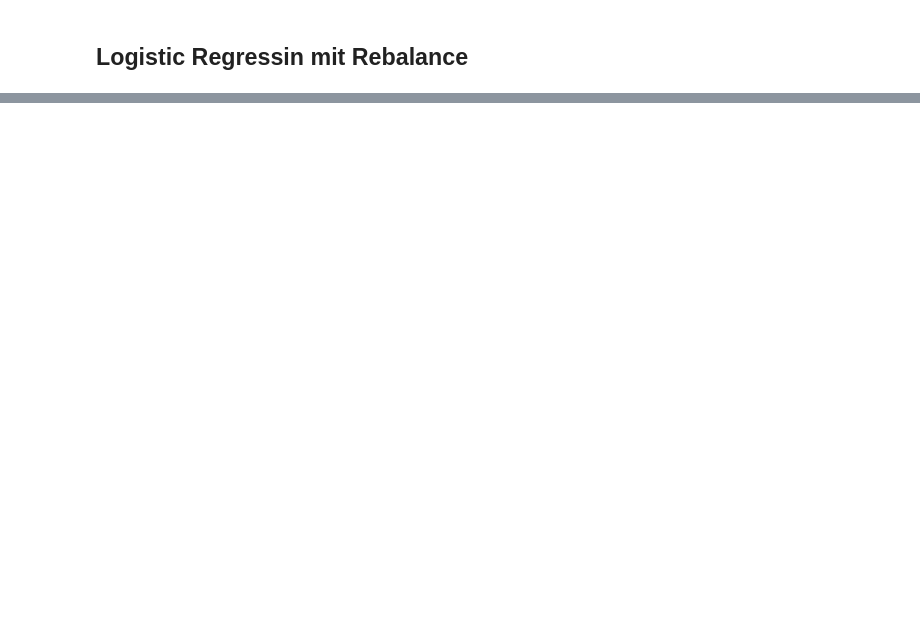
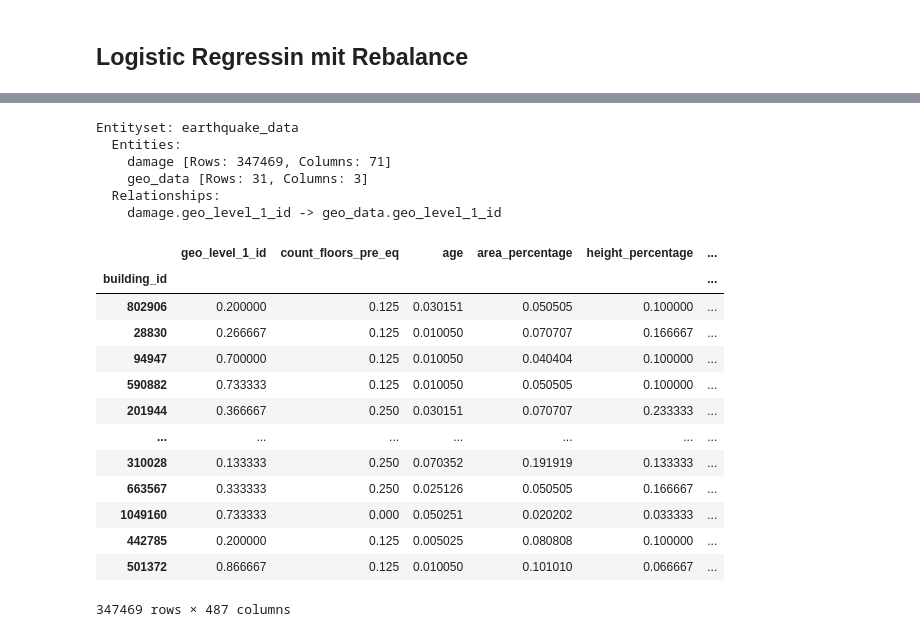
Before and after one commit to NiklasSabel/data_mining_1, a Jupyter notebook: notebooks/Niklas_Models.ipynb, the cells around one changed output, grey strips where cells are left out. Saved outputs shown, nothing was run; the diff lists cells and outputs as text; code cells hidden in the pictures; blank space fills up the shorter version.

```diff
--- a/notebooks/Niklas_Models.ipynb
+++ b/notebooks/Niklas_Models.ipynb
@@ -509,0 +592,38 @@ print("The Recall-Score on test set: {:.4f}".format(re))
+# %%
+# create an entity set with only one entity
+es=ft.EntitySet(id="earthquake_data")
+# %%
+# add dataset as entity
+es = es.entity_from_dataframe(entity_id="damage", dataframe=df, index="building_id",)
+# %%
+# create normalized entities based on geo_level
+es = es.normalize_entity(base_entity_id="damage", new_entity_id="geo_data", index="geo_level_1_id",
+                         additional_variables=["geo_level_2_id", "geo_level_3_id"])
+# %%
+es
+# %% [output]
+Entityset: earthquake_data
+  Entities:
+    damage [Rows: 347469, Columns: 71]
+    geo_data [Rows: 31, Columns: 3]
+  Relationships:
+    damage.geo_level_1_id -> geo_data.geo_level_1_id
+# %%
+feature_matrix, feature_defs = ft.dfs(entityset=es,target_entity="damage")
+# %%
+feature_matrix
+# %% [output]
+|  | geo_level_1_id | count_floors_pre_eq | age | area_percentage | height_percentage | ... |
+| building_id |  |  |  |  |  | ... |
+| 802906 | 0.200000 | 0.125 | 0.030151 | 0.050505 | 0.100000 | ... |
+| 28830 | 0.266667 | 0.125 | 0.010050 | 0.070707 | 0.166667 | ... |
+| 94947 | 0.700000 | 0.125 | 0.010050 | 0.040404 | 0.100000 | ... |
+| 590882 | 0.733333 | 0.125 | 0.010050 | 0.050505 | 0.100000 | ... |
+| 201944 | 0.366667 | 0.250 | 0.030151 | 0.070707 | 0.233333 | ... |
+| ... | ... | ... | ... | ... | ... | ... |
+| 310028 | 0.133333 | 0.250 | 0.070352 | 0.191919 | 0.133333 | ... |
+| 663567 | 0.333333 | 0.250 | 0.025126 | 0.050505 | 0.166667 | ... |
+| 1049160 | 0.733333 | 0.000 | 0.050251 | 0.020202 | 0.033333 | ... |
+| 442785 | 0.200000 | 0.125 | 0.005025 | 0.080808 | 0.100000 | ... |
+| 501372 | 0.866667 | 0.125 | 0.010050 | 0.101010 | 0.066667 | ... |
+347469 rows × 487 columns
```
Also changed, not shown: parts of 34 cells of this notebook.
